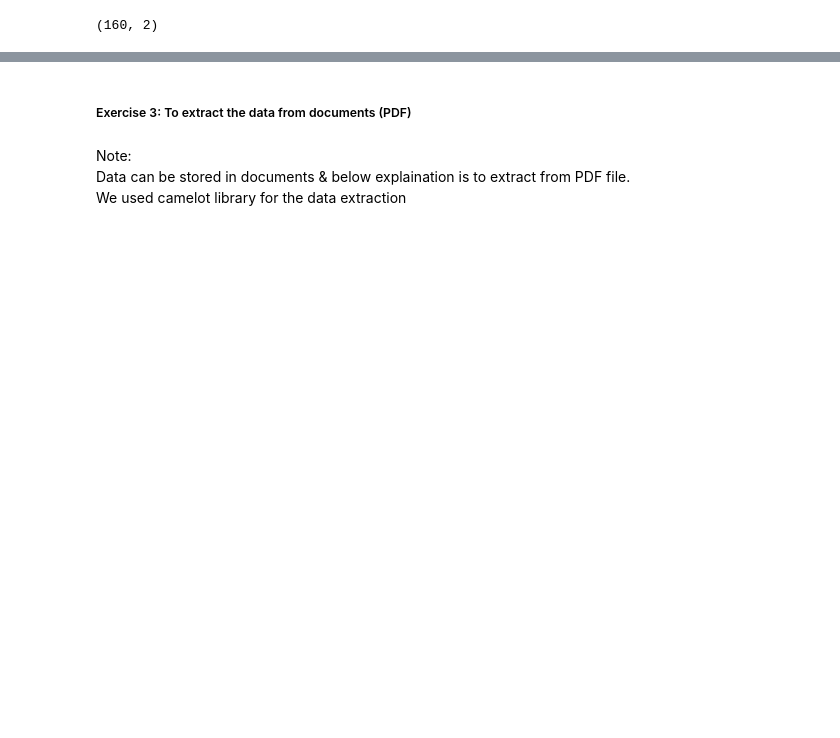
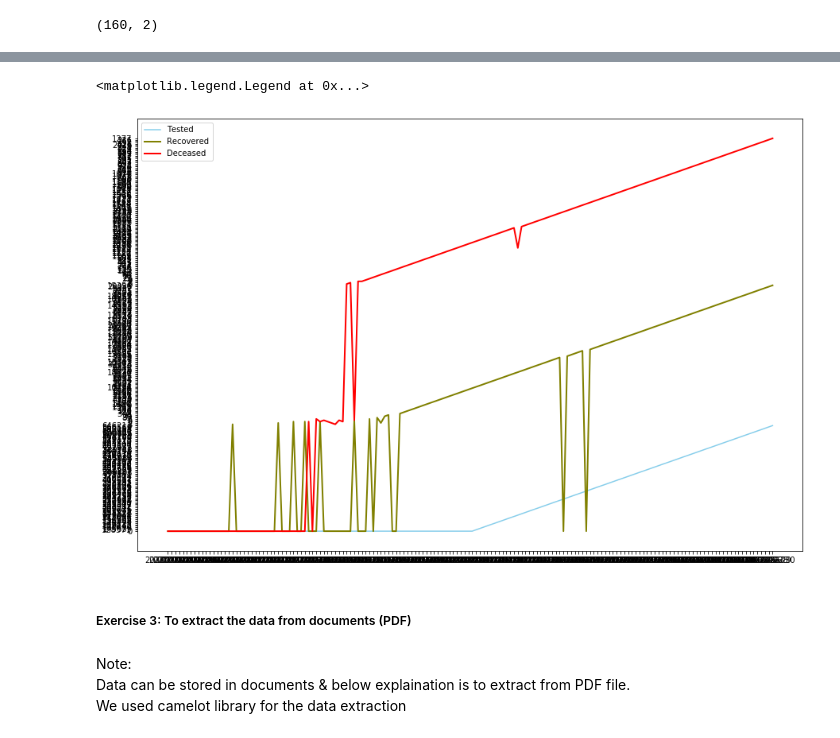
Before and after one commit to BhargavPotluri/Gramener, a Jupyter notebook: DataExtraction.ipynb, the cells around one changed output, grey strips where cells are left out. Drawn from its saved outputs; the diff is of its cells as text; code cells hidden in the pictures; blank space fills up the shorter version.

```diff
--- a/DataExtraction.ipynb
+++ b/DataExtraction.ipynb
@@ -290,3 +293,7 @@ New_Data1['cases'][0]['dailytested']
 New_Data1.shape
 # %% [output]
 (160, 2)
+# %%
+# Extracting the dictionary values from the column 'cases' in dataframe
+New_Data2=New_Data1['cases'].apply(pd.Series)
+New_Data1=pd.concat([New_Data1, New_Data2],axis=1)
@@ -293,3 +309,18 @@ New_Data1.shape
+# %%
+# To plot the values in a graph
+import matplotlib.pyplot as plt
+
+# Data
+df=pd.DataFrame({'x': New_Data1['dateofrecord'], 'y1': New_Data1['dailytested'], 'y2': New_Data1['dailyrecovered'], 'y3': New_Data1['dailydeceased'] })
+plt.figure(figsize=(15,10))
+# multiple line plot
+plt.plot( 'x', 'y1', data=df, markerfacecolor='blue', color='skyblue',label="Tested")
+plt.plot( 'x', 'y2', data=df, color='olive', linewidth=2,label="Recovered")
+plt.plot( 'x', 'y3', data=df, color='red', linewidth=2, label="Deceased")
+plt.legend()
+# %% [output]
+<matplotlib.legend.Legend at 0x...>
+[figure, added]
 # %% [markdown]
 ##### Exercise 3: To extract the data from documents (PDF)
 # %% [markdown]
```
Also changed, not shown: parts of 6 cells of this notebook.
